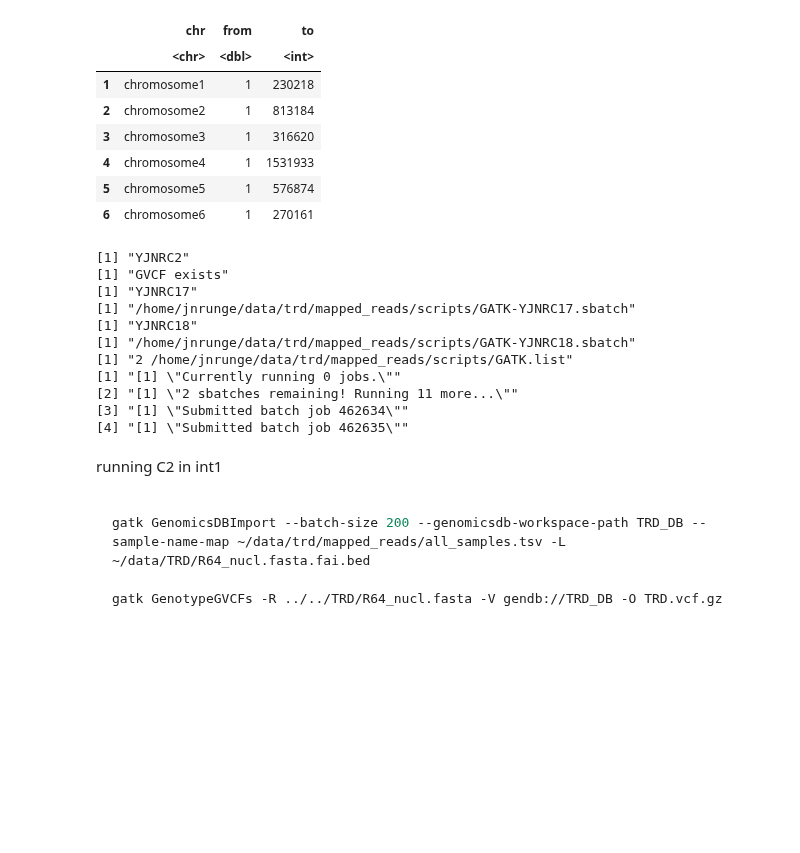
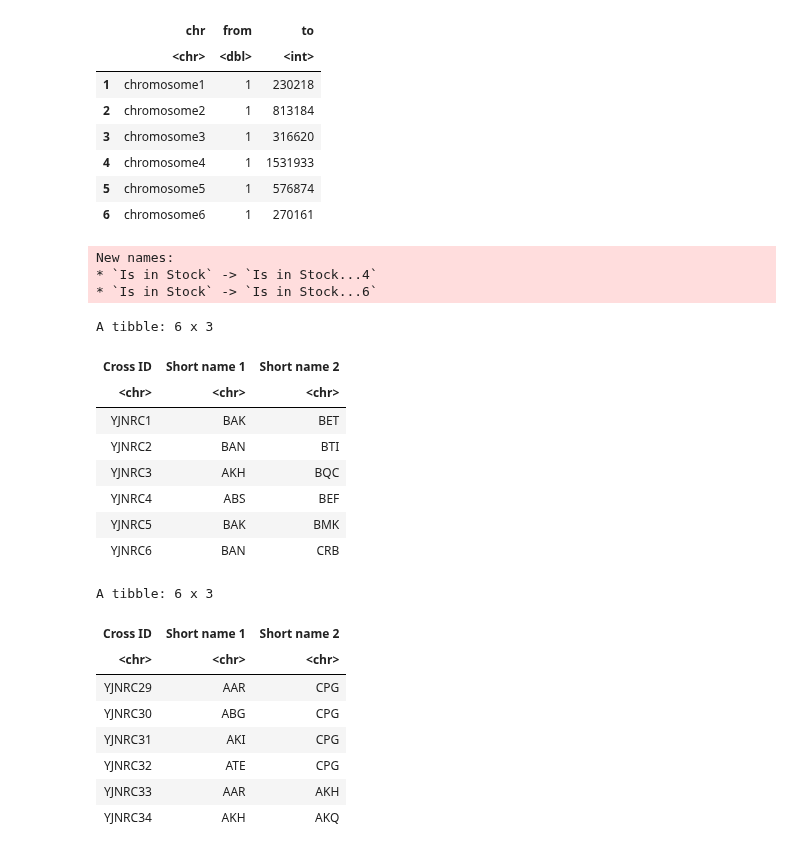
Before and after one commit to jnrunge/TRD, a Jupyter notebook: 01_Mapping/02_CallVariants-GATK.ipynb, the cells around one changed output. Drawn from its saved outputs; the diff is of its cells as text; code cells hidden in the pictures; blank space fills up the shorter version.

Commit message:
first GATK version

`````diff
--- a/01_Mapping/02_CallVariants-GATK.ipynb
+++ b/01_Mapping/02_CallVariants-GATK.ipynb
@@ -57,52 +116,0 @@ scripts_dir="/home/jnrunge/data/trd/mapped_reads/scripts/"
-# %%
-initial_timedate=Sys.time()
-
-# what needs to be done is individually, and parallely genotype all crosses, then merge them into a DB, and once call the joint genotyping (once per batch of sequencing, so twice in total)
-
-bam_files=list.files(path="~/data/trd/mapped_reads",pattern="JNRC[0-9]*.bam$",full.names = TRUE)
-bam_files=naturalsort(bam_files)
-crosses=unlist(lapply(basename(bam_files), getFirst_v2, split="."))
-for(cross in crosses){
-    print(cross)
-
-    if(file.exists(paste0("/home/jnrunge/data/trd/mapped_reads/",cross,".g.vcf.gz"))){
-        print("GVCF exists")
-        next
-    }
-
-    cmds=paste0("cd /home/jnrunge/data/trd/mapped_reads/ && gatk AddOrReplaceReadGroups -I ",cross,".bam -O ",cross,".ReadGroups.bam --RGID ",cross," --RGLB ",cross," --RGPL ILLUMINA --RGPU ",cross," --RGSM ",cross,"")
-    cmds=c(cmds,paste0("mv -f ",cross,".ReadGroups.bam ",cross,".bam"))
-    cmds=c(cmds,paste0("samtools index ",cross,".bam"))
-    cmds=c(cmds,paste0("gatk HaplotypeCaller -R ../../TRD/R64_nucl.fasta -I ",cross,".bam -O ",cross,".g.vcf.gz --emit-ref-confidence GVCF"))
-
-    sbatch_list=execute_complex_sbatch(cmds, jobname = jobname<-"GATK", scripts_dir = scripts_dir, uniqueRunID = cross, cores="1", mem="8gb", time="short", env="bwaetc", initial_timedate = initial_timedate, jobs_simul = 10, jobs_total = 10)
-
-
-}
-
-if(exists("sbatch_list")){
-    start_sbatch_list(sbatch_list, 10, jobname, initial_timedate)
-    }
-# %% [output]
-[1] "YJNRC2"
-[1] "GVCF exists"
-[1] "YJNRC17"
-[1] "/home/jnrunge/data/trd/mapped_reads/scripts/GATK-YJNRC17.sbatch"
-[1] "YJNRC18"
-[1] "/home/jnrunge/data/trd/mapped_reads/scripts/GATK-YJNRC18.sbatch"
-[1] "2 /home/jnrunge/data/trd/mapped_reads/scripts/GATK.list"
-[1] "[1] \"Currently running 0 jobs.\""
-[2] "[1] \"2 sbatches remaining! Running 11 more...\""
-[3] "[1] \"Submitted batch job 462634\""
-[4] "[1] \"Submitted batch job 462635\""
-# %% [markdown]
-running C2 in int1
-
-````bash
-
-gatk GenomicsDBImport --batch-size 200 --genomicsdb-workspace-path TRD_DB --sample-name-map ~/data/trd/mapped_reads/all_samples.tsv -L ~/data/TRD/R64_nucl.fasta.fai.bed
-
-gatk GenotypeGVCFs -R ../../TRD/R64_nucl.fasta -V gendb://TRD_DB -O TRD.vcf.gz
-
-
-````
@@ -108,0 +133,26 @@ gatk GenotypeGVCFs -R ../../TRD/R64_nucl.fasta -V gendb://TRD_DB -O TRD.vcf.gz
+# %%
+Crosses=readxl::read_xlsx("~/data/trd/Crosses.xlsx", sheet=2)
+head(Crosses<-Crosses[,c("Cross ID","Short name 1","Short name 2")])
+tail(Crosses)
+# %% [output]
+New names:
+* `Is in Stock` -> `Is in Stock...4`
+* `Is in Stock` -> `Is in Stock...6`
+A tibble: 6 x 3
+| Cross ID | Short name 1 | Short name 2 |
+| <chr> | <chr> | <chr> |
+| YJNRC1 | BAK | BET |
+| YJNRC2 | BAN | BTI |
+| YJNRC3 | AKH | BQC |
+| YJNRC4 | ABS | BEF |
+| YJNRC5 | BAK | BMK |
+| YJNRC6 | BAN | CRB |
+A tibble: 6 x 3
+| Cross ID | Short name 1 | Short name 2 |
+| <chr> | <chr> | <chr> |
+| YJNRC29 | AAR | CPG |
+| YJNRC30 | ABG | CPG |
+| YJNRC31 | AKI | CPG |
+| YJNRC32 | ATE | CPG |
+| YJNRC33 | AAR | AKH |
+| YJNRC34 | AKH | AKQ |
`````
Also changed, not shown: parts of 6 cells of this notebook, 2 other files.
